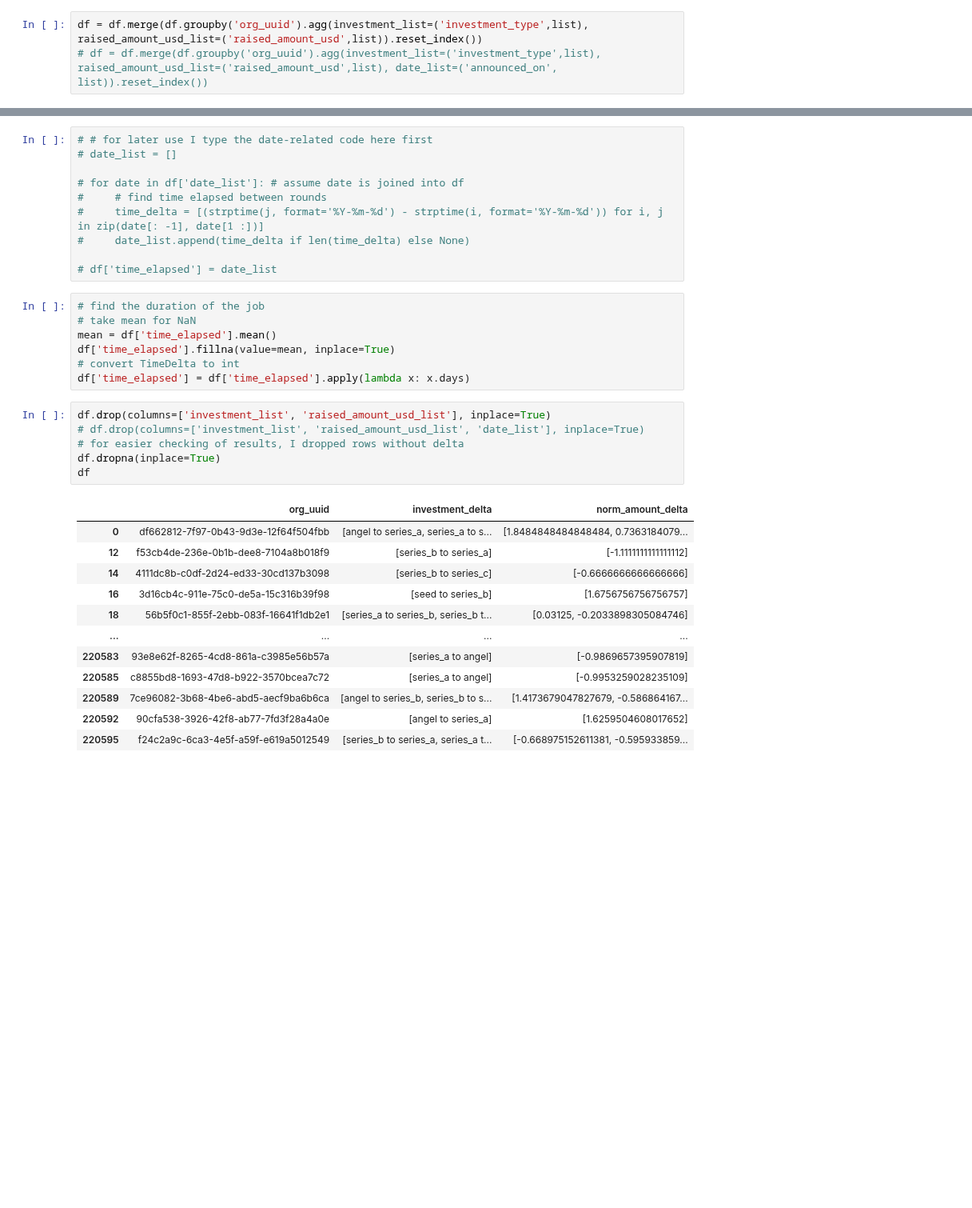
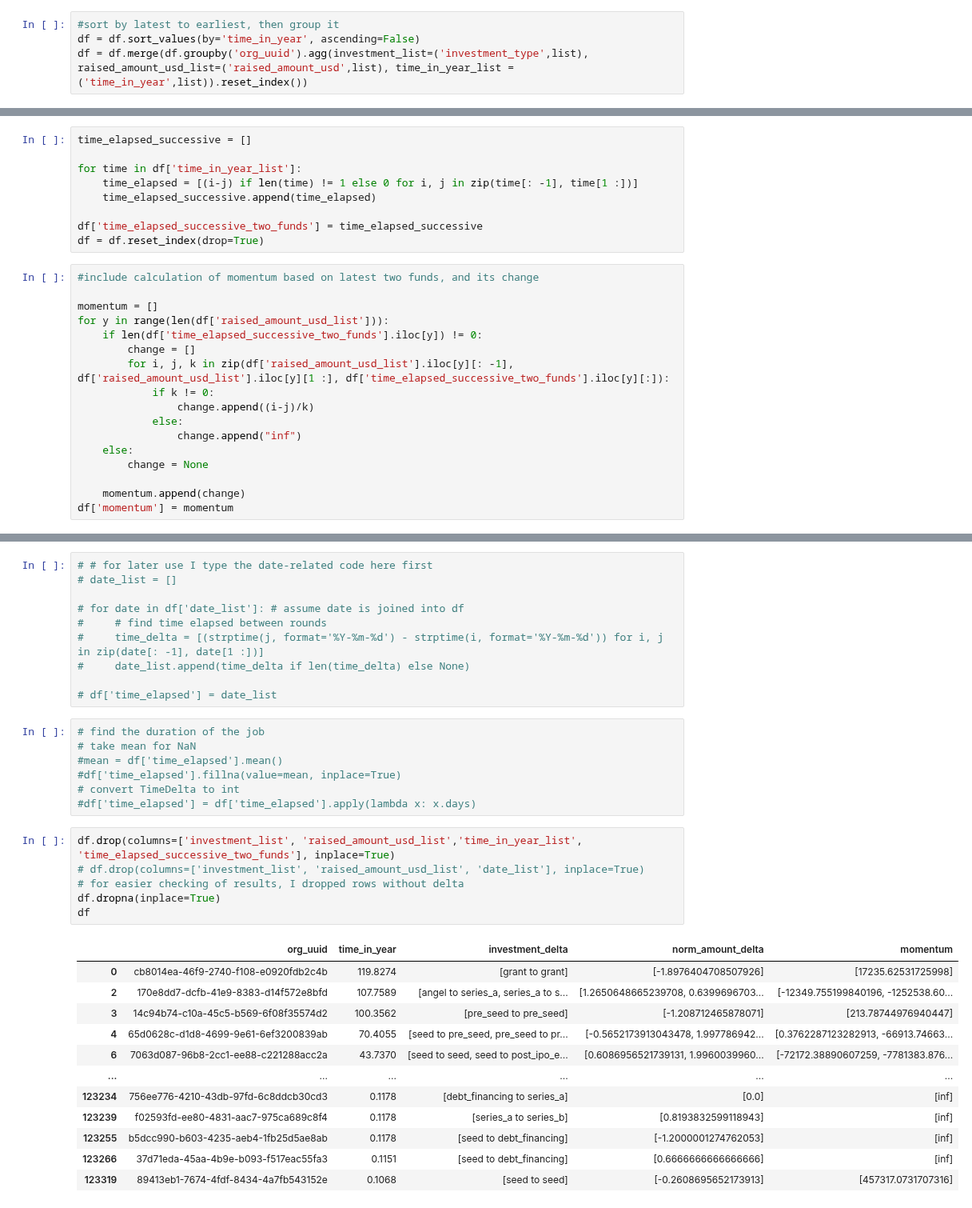
Before and after one commit to StardustLID/TEMG4952A-TEAM-5, a Jupyter notebook: stardust_sandbox/get_roi.ipynb, the cells around one changed output, grey strips where cells are left out. Shown at 80% size. Cells and saved outputs as stored; diff of their text form; blank space fills up the shorter version.

Commit message:
finished using date to cal ROI

```diff
--- a/stardust_sandbox/get_roi.ipynb
+++ b/stardust_sandbox/get_roi.ipynb
@@ -63,3 +83,4 @@ df.sort_values(by=['raised_amount_usd'])
 # %%
-df = df.merge(df.groupby('org_uuid').agg(investment_list=('investment_type',list), raised_amount_usd_list=('raised_amount_usd',list)).reset_index())
-# df = df.merge(df.groupby('org_uuid').agg(investment_list=('investment_type',list), raised_amount_usd_list=('raised_amount_usd',list), date_list=('announced_on', list)).reset_index())
+#sort by latest to earliest, then group it
+df = df.sort_values(by='time_in_year', ascending=False)
+df = df.merge(df.groupby('org_uuid').agg(investment_list=('investment_type',list), raised_amount_usd_list=('raised_amount_usd',list), time_in_year_list = ('time_in_year',list)).reset_index())
@@ -86,3 +113,29 @@ for amount in df['raised_amount_usd_list']:
     amount_list.append(norm_amount_delta if len(norm_amount_delta) else None)
 
 df['norm_amount_delta'] = amount_list
+# %%
+time_elapsed_successive = []
+
+for time in df['time_in_year_list']:
+    time_elapsed = [(i-j) if len(time) != 1 else 0 for i, j in zip(time[: -1], time[1 :])]
+    time_elapsed_successive.append(time_elapsed)
+
+df['time_elapsed_successive_two_funds'] = time_elapsed_successive
+df = df.reset_index(drop=True)
+# %%
+#include calculation of momentum based on latest two funds, and its change
+
+momentum = []
+for y in range(len(df['raised_amount_usd_list'])):
+    if len(df['time_elapsed_successive_two_funds'].iloc[y]) != 0:
+        change = []
+        for i, j, k in zip(df['raised_amount_usd_list'].iloc[y][: -1], df['raised_amount_usd_list'].iloc[y][1 :], df['time_elapsed_successive_two_funds'].iloc[y][:]):
+            if k != 0:
+                change.append((i-j)/k)
+            else:
+                change.append("inf")
+    else:
+        change = None
+
+    momentum.append(change)
+df['momentum'] = momentum
@@ -99,26 +168,26 @@ df['norm_amount_delta'] = amount_list
 # %%
 # find the duration of the job
 # take mean for NaN
-mean = df['time_elapsed'].mean()
-df['time_elapsed'].fillna(value=mean, inplace=True)
+#mean = df['time_elapsed'].mean()
+#df['time_elapsed'].fillna(value=mean, inplace=True)
 # convert TimeDelta to int
-df['time_elapsed'] = df['time_elapsed'].apply(lambda x: x.days)
+#df['time_elapsed'] = df['time_elapsed'].apply(lambda x: x.days)
 # %%
-df.drop(columns=['investment_list', 'raised_amount_usd_list'], inplace=True)
+df.drop(columns=['investment_list', 'raised_amount_usd_list','time_in_year_list', 'time_elapsed_successive_two_funds'], inplace=True)
 # df.drop(columns=['investment_list', 'raised_amount_usd_list', 'date_list'], inplace=True)
 # for easier checking of results, I dropped rows without delta
 df.dropna(inplace=True)
 df
 # %% [output]
-|  | org_uuid | investment_delta | norm_amount_delta |
-| 0 | df662812-7f97-0b43-9d3e-12f64f504fbb | [angel to series_a, series_a to s... | [1.8484848484848484, 0.7363184079... |
-| 12 | f53cb4de-236e-0b1b-dee8-7104a8b018f9 | [series_b to series_a] | [-1.1111111111111112] |
-| 14 | 4111dc8b-c0df-2d24-ed33-30cd137b3098 | [series_b to series_c] | [-0.6666666666666666] |
-| 16 | 3d16cb4c-911e-75c0-de5a-15c316b39f98 | [seed to series_b] | [1.6756756756756757] |
-| 18 | 56b5f0c1-855f-2ebb-083f-16641f1db2e1 | [series_a to series_b, series_b t... | [0.03125, -0.2033898305084746] |
-| ... | ... | ... | ... |
-| 220583 | 93e8e62f-8265-4cd8-861a-c3985e56b57a | [series_a to angel] | [-0.9869657395907819] |
-| 220585 | c8855bd8-1693-47d8-b922-3570bcea7c72 | [series_a to angel] | [-0.9953259028235109] |
-| 220589 | 7ce96082-3b68-4be6-abd5-aecf9ba6b6ca | [angel to series_b, series_b to s... | [1.4173679047827679, -0.586864167... |
-| 220592 | 90cfa538-3926-42f8-ab77-7fd3f28a4a0e | [angel to series_a] | [1.6259504608017652] |
-| 220595 | f24c2a9c-6ca3-4e5f-a59f-e619a5012549 | [series_b to series_a, series_a t... | [-0.668975152611381, -0.595933859... |
+|  | org_uuid | time_in_year | investment_delta | norm_amount_delta | momentum |
+| 0 | cb8014ea-46f9-2740-f108-e0920fdb2c4b | 119.8274 | [grant to grant] | [-1.8976404708507926] | [17235.62531725998] |
+| 2 | 170e8dd7-dcfb-41e9-8383-d14f572e8bfd | 107.7589 | [angel to series_a, series_a to s... | [1.2650648665239708, 0.6399696703... | [-12349.755199840196, -1252538.60... |
+| 3 | 14c94b74-c10a-45c5-b569-6f08f35574d2 | 100.3562 | [pre_seed to pre_seed] | [-1.208712465878071] | [213.78744976940447] |
+| 4 | 65d0628c-d1d8-4699-9e61-6ef3200839ab | 70.4055 | [seed to pre_seed, pre_seed to pr... | [-0.5652173913043478, 1.997786942... | [0.3762287123282913, -66913.74663... |
+| 6 | 7063d087-96b8-2cc1-ee88-c221288acc2a | 43.7370 | [seed to seed, seed to post_ipo_e... | [0.6086956521739131, 1.9960039960... | [-72172.38890607259, -7781383.876... |
+| ... | ... | ... | ... | ... | ... |
+| 123234 | 756ee776-4210-43db-97fd-6c8ddcb30cd3 | 0.1178 | [debt_financing to series_a] | [0.0] | [inf] |
+| 123239 | f02593fd-ee80-4831-aac7-975ca689c8f4 | 0.1178 | [series_a to series_b] | [0.8193832599118943] | [inf] |
+| 123255 | b5dcc990-b603-4235-aeb4-1fb25d5ae8ab | 0.1178 | [seed to debt_financing] | [-1.2000001274762053] | [inf] |
+| 123266 | 37d71eda-45aa-4b9e-b093-f517eac55fa3 | 0.1151 | [seed to debt_financing] | [0.6666666666666666] | [inf] |
+| 123319 | 89413eb1-7674-4fdf-8434-4a7fb543152e | 0.1068 | [seed to seed] | [-0.2608695652173913] | [457317.0731707316] |
```
Also changed, not shown: parts of 14 cells of this notebook, 1 other file.
